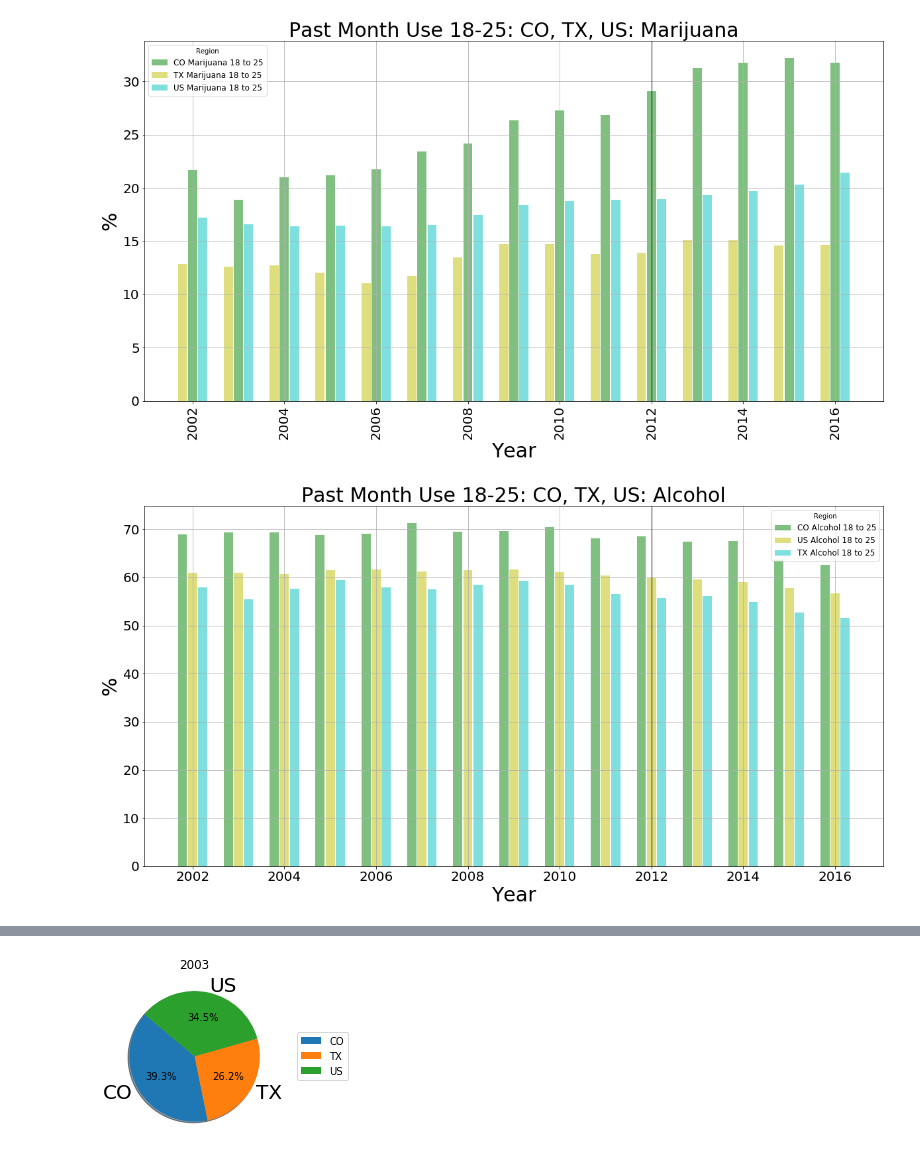
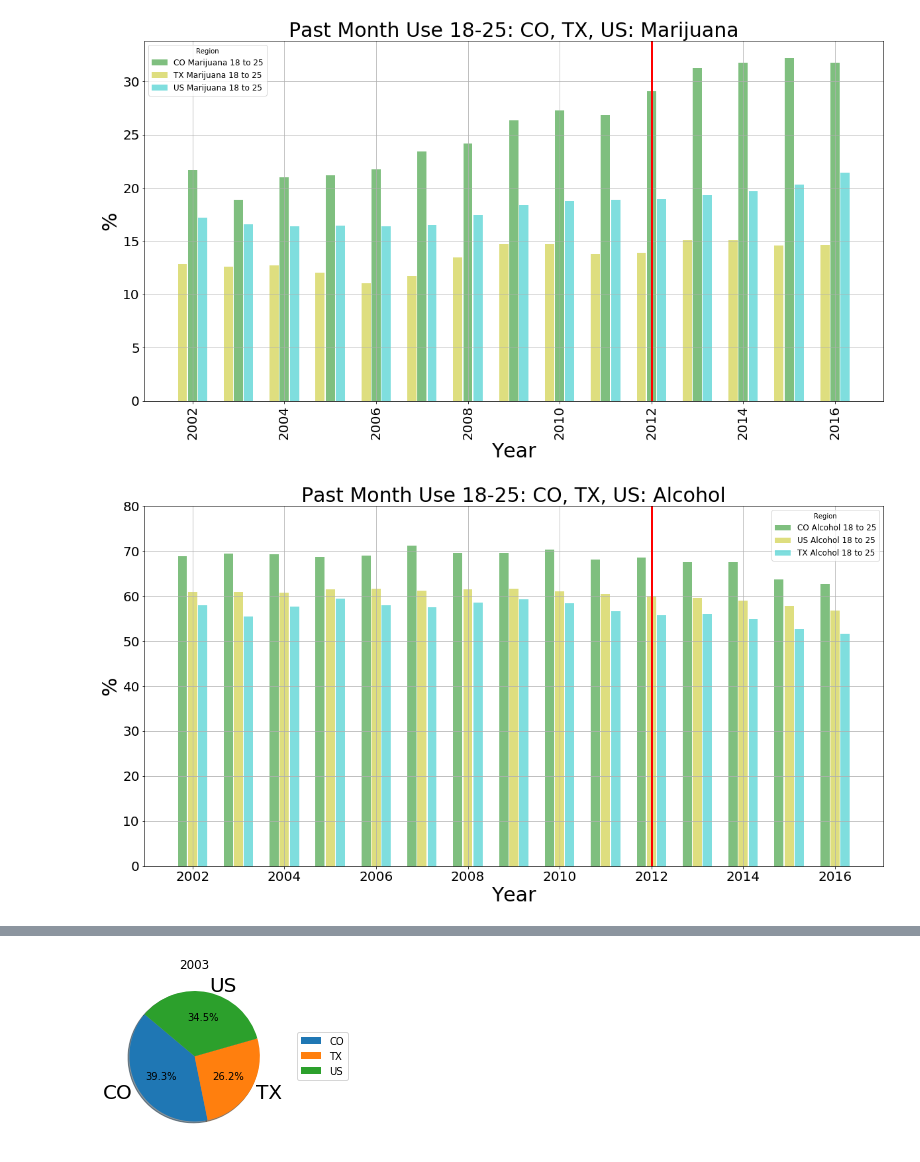
Before and after one commit to zdsteele/Project_1, a Jupyter notebook: ZachSpot_Copied_From_Fred/Final_plus_BAR_Copy_Zach.ipynb, the cells around one changed output, grey strips where cells are left out. Saved outputs shown, nothing was run; the diff lists cells and outputs as text; code cells hidden in the pictures.

```diff
--- a/ZachSpot_Copied_From_Fred/Final_plus_BAR_Copy_Zach.ipynb
+++ b/ZachSpot_Copied_From_Fred/Final_plus_BAR_Copy_Zach.ipynb
@@ -372,42 +373,44 @@ plt.ylabel('%', fontsize="30")
 plt.legend(title="Region", fontsize="large", loc="best")
 
 
-plt.axvline(x=2012, linewidth=1, color='k')
+plt.axvline(x=2012, linewidth=3, color='r')
 plt.grid()
 plt.xticks(rotation=90)
 plt.savefig('../Final Graphs/Past Month Use 18-25 CO TX US Marijuana_BAR.png')
 plt.show()
 # %% [output]
-[figure, old version]
+[figure, new version]
 # %%
 #Set plot size
 plt.rcParams["figure.figsize"] = [20,10]
 
 #Lamdas
 
 CO_Alcohol_PastMonth_18_25_df["year_pair"] = CO_Alcohol_PastMonth_18_25_df["year_pair"].apply(lambda x: x.split('-')[0])
 US_Alcohol_PastMonth_18_25_df["year_pair"] = US_Alcohol_PastMonth_18_25_df["year_pair"].apply(lambda x: x.split('-')[0])
 TX_Alcohol_PastMonth_18_25_df["year_pair"] = TX_Alcohol_PastMonth_18_25_df["year_pair"].apply(lambda x: x.split('-')[0])
 
 #Line Plots
 bar_width = .2
 plt.bar(CO_Alcohol_PastMonth_18_25_df["year_pair"].astype(int)-.22, CO_Alcohol_PastMonth_18_25_df["estimate"]*100, width=bar_width, alpha=0.5, label="CO Alcohol 18 to 25", color="g")
 plt.bar(US_Alcohol_PastMonth_18_25_df["year_pair"].astype(int), US_Alcohol_PastMonth_18_25_df["estimate"]*100, width=bar_width, alpha=0.5, label="US Alcohol 18 to 25", color="y")
 plt.bar(TX_Alcohol_PastMonth_18_25_df["year_pair"].astype(int)+.22, TX_Alcohol_PastMonth_18_25_df["estimate"]*100, width=bar_width, alpha=0.5, label="TX Alcohol 18 to 25", color="c")
 
 
 # Add title, axis names, and legend
 plt.title('Past Month Use 18-25: CO, TX, US: Alcohol', fontsize="30")
 plt.xlabel('Year', fontsize="30")
 plt.ylabel('%', fontsize="30")
 plt.legend(title="Region", fontsize="large", loc="best")
 
-plt.axvline(x=2012, linewidth=1, color='k')
+plt.axvline(x=2012, linewidth=3, color='r')
 plt.grid()
+plt.ylim([0, 80])
 plt.savefig('../Final Graphs/Past Month Use 18-25 CO TX US Alcohol_BAR.png')
+
 plt.show()
 # %% [output]
-[figure, old version]
+[figure, new version]
 # %%
 # Lamdas
 CO_Cigarette_PastMonth_18_25_df["year_pair"] = CO_Cigarette_PastMonth_18_25_df["year_pair"].apply(lambda x: x.split('-')[0])
```
Also changed, not shown: parts of 9 cells of this notebook, 12 other files.
